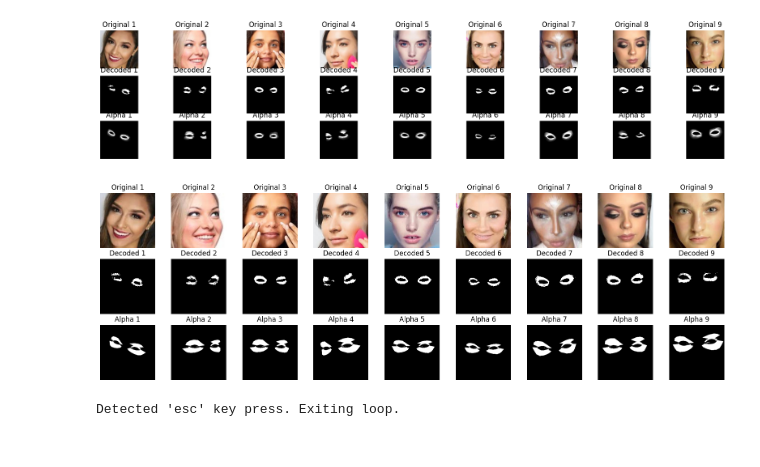
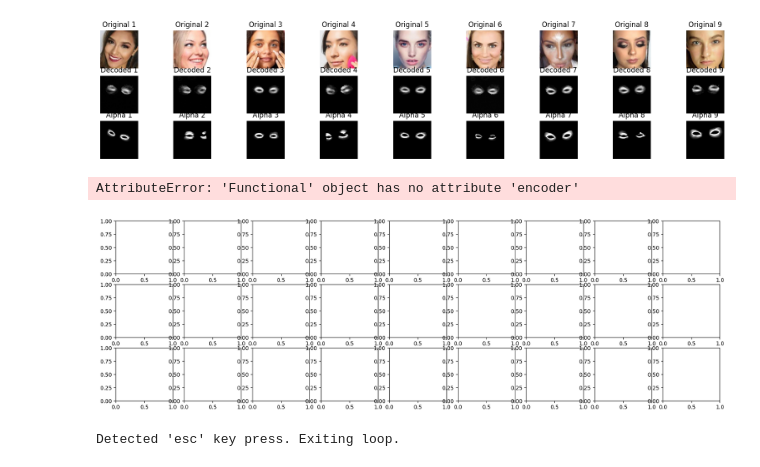
Before and after one commit to Peiteng-Chuang/Mediapipe-_face_recognition, a Jupyter notebook: ptmkup/Makeup_project-main/PyMatting.ipynb, the cells around one changed output. Cells and saved outputs as stored; diff of their text form; code cells hidden in the pictures.

```diff
--- a/ptmkup/Makeup_project-main/PyMatting.ipynb
+++ b/ptmkup/Makeup_project-main/PyMatting.ipynb
@@ -189,6 +189,7 @@ import tensorflow as tf
 import cv2
 import numpy as np
 import matplotlib.pyplot as plt
+from tensorflow import keras
 from pymatting import *
 
 #=============================================================
@@ -207,9 +208,11 @@ leftEyebrowLower = [276, 283, 282, 295, 285]
 #=============================================================
 
 save_dir = 'C:/DL_model/eyemask_model'
+# save_dir = 'C:\DL_model\saved_model'
+# save_dir = 'C:\\DL_model\\densenet_model'
 
 # 加载模型
-loaded_model = tf.keras.models.load_model(save_dir)
+loaded_model = keras.models.load_model(save_dir)
 
 # 读取图像并进行预测
 fig, axs = plt.subplots(3, 9, figsize=(20, 4))
@@ -320,7 +323,7 @@ for n, image_path in enumerate(image_paths):
     re_img = np.expand_dims(re_img, axis=-1)
     re_img = np.expand_dims(re_img, axis=0)  # 添加批次维度
     print(re_img.shape)
-    re_img = re_img.astype(np.float64)  # 确保数据类型为float32
+    re_img = re_img.astype('float32') / 255.0  # 确保数据类型为float32
 
     # 使用加载的模型进行预测
     encoded_imgs = loaded_model.encoder(re_img).numpy()
@@ -380,7 +383,7 @@ leftEyeLower3 = [372, 340, 346, 347, 348, 349, 350, 357, 465]
 leftEyebrowLower = [276, 283, 282, 295, 285]
 #=============================================================
 
-save_dir = 'C:/DL_model/eyemask_model'
+save_dir = 'C:\DL_model\densenet_model'
 
 # 加载模型
 loaded_model = tf.keras.models.load_model(save_dir)
@@ -441,34 +444,35 @@ for n, image_path in enumerate(image_paths):
             condition2 = condition2.all(axis=-1)
             mask2[condition] = [255, 255, 255]
             mask2[condition2] = [255, 255, 255]
 
     re_img = cv2.resize(mask2, (128, 128))
     re_img = cv2.cvtColor(re_img, cv2.COLOR_BGR2GRAY)
     re_img = np.expand_dims(re_img, axis=-1)
     re_img = np.expand_dims(re_img, axis=0)
     re_img = re_img.astype(np.float64)
     encoded_imgs = loaded_model.encoder(re_img).numpy()
     decoded_imgs = loaded_model.decoder(encoded_imgs).numpy()
     decoded_imgs = decoded_imgs.reshape(128, 128)
 
     axs[0, n].imshow(origin_img)
     axs[0, n].axis('off')
     axs[0, n].set_title(f'Original {n+1}')
 
     axs[1, n].imshow(decoded_imgs, cmap='gray')
     axs[1, n].axis('off')
     axs[1, n].set_title(f'Decoded {n+1}')
 
     mask2_gray = cv2.cvtColor(mask2, cv2.COLOR_BGR2GRAY).astype(np.float64) / 255.0
     alpha = estimate_alpha_rw(origin_img/ 255.0, mask2_gray)
 
     axs[2, n].imshow(alpha, cmap='gray')
     axs[2, n].axis('off')
     axs[2, n].set_title(f'Alpha {n+1}')
 
 plt.show()
 # %% [output]
+AttributeError: 'Functional' object has no attribute 'encoder'
-[figure, old version]
+[figure, new version]
 # %%
 #跑得動版
 import cv2
```
Also changed, not shown: parts of 3 cells of this notebook, 2 other files.
